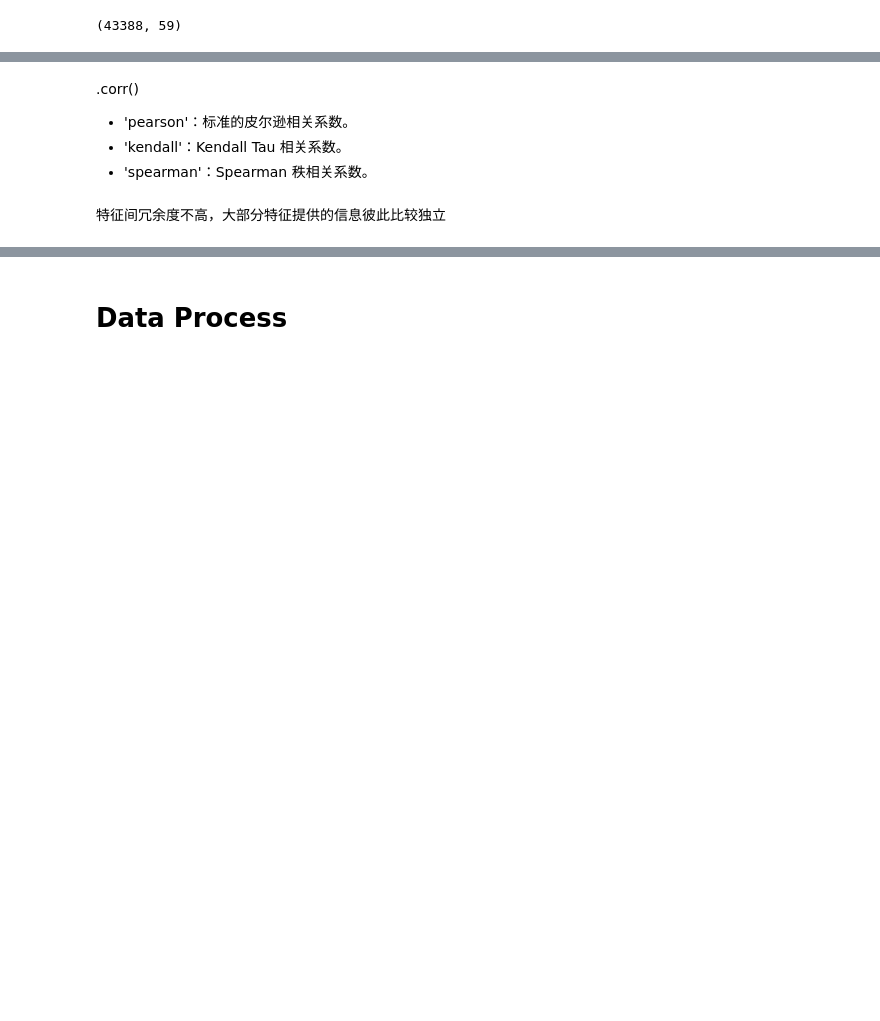
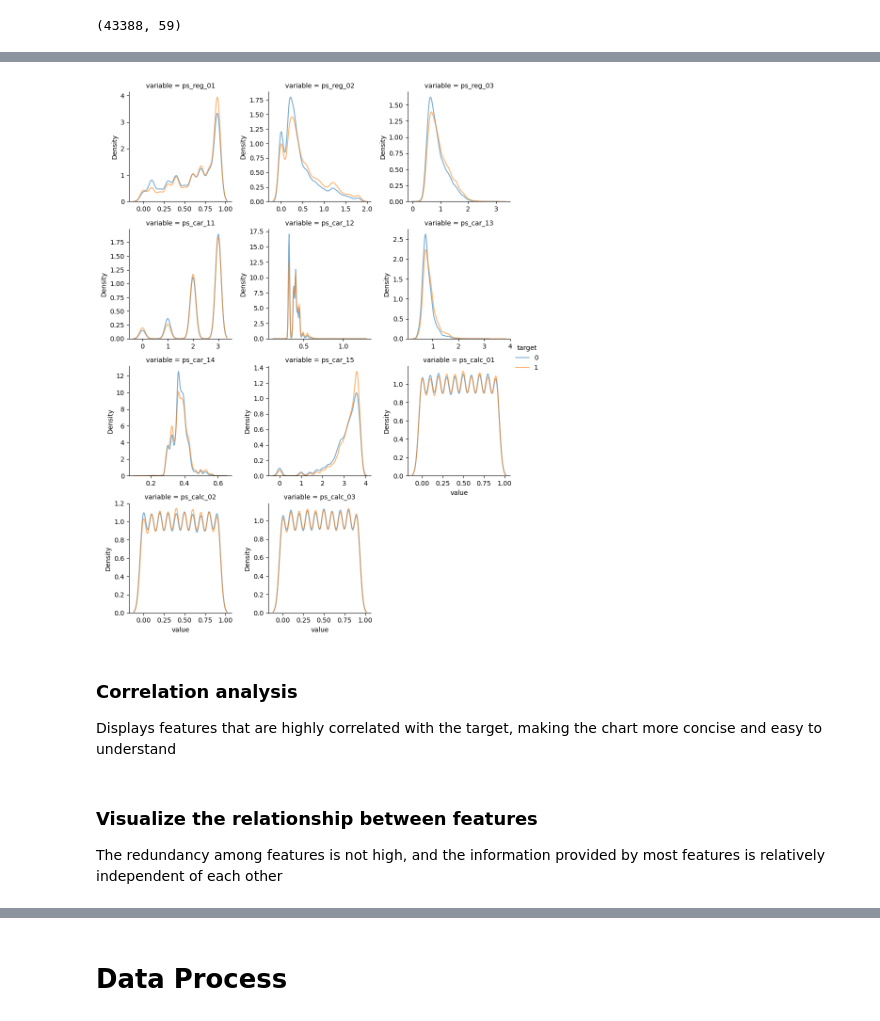
Before and after one commit to zpeople/cs5622_final, a Jupyter notebook: final.ipynb, the cells around one changed output, grey strips where cells are left out. Cells and saved outputs as stored; diff of their text form; code cells hidden in the pictures; blank space fills up the shorter version.

```diff
--- a/final.ipynb
+++ b/final.ipynb
@@ -286,11 +299,10 @@ ps_car_11_cat 竟然有 104 种不同的类别，且分布相对长尾（部分
 # %%
-# ViewContinuousData(train_data, FLOAT_COLS)
+ViewContinuousData(train_data, FLOAT_COLS)
+# %% [output]
+[figure, added]
-# %% [markdown]
-.corr()
-
-* 'pearson'：标准的皮尔逊相关系数。
-* 'kendall'：Kendall Tau 相关系数。
-* 'spearman'：Spearman 秩相关系数。
+# %% [markdown]
+### Correlation analysis
+Displays features that are highly correlated with the target, making the chart more concise and easy to understand
 # %%
 
 # CorrDf = pd.DataFrame()
@@ -308,7 +320,8 @@ ps_car_11_cat 竟然有 104 种不同的类别，且分布相对长尾（部分
 # plt.title('Correlation Matrix Heatmap')
 # plt.show()
-# %% [markdown]
-特征间冗余度不高，大部分特征提供的信息彼此比较独立
+# %% [markdown]
+### Visualize the relationship between features
+The redundancy among features is not high, and the information provided by most features is relatively independent of each other
 # %%
 
 # c = ['ps_car_13','ps_car_12','ps_ind_17_bin','ps_reg_02','ps_car_04_cat','ps_car_07_cat','ps_ind_06_bin','ps_car_02_cat']
```
Also changed, not shown: parts of 66 cells of this notebook.
